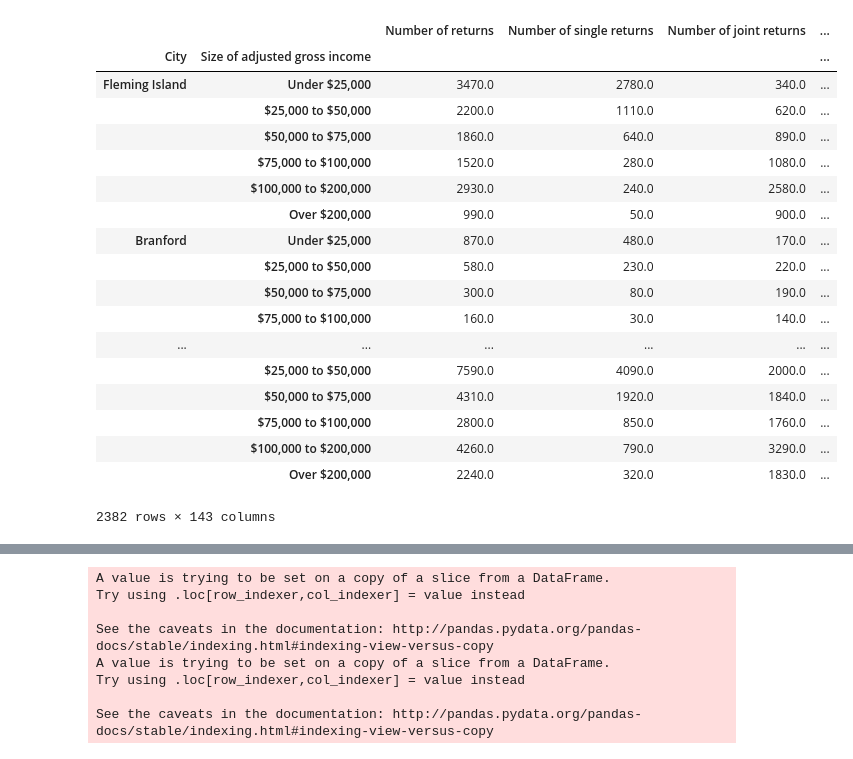
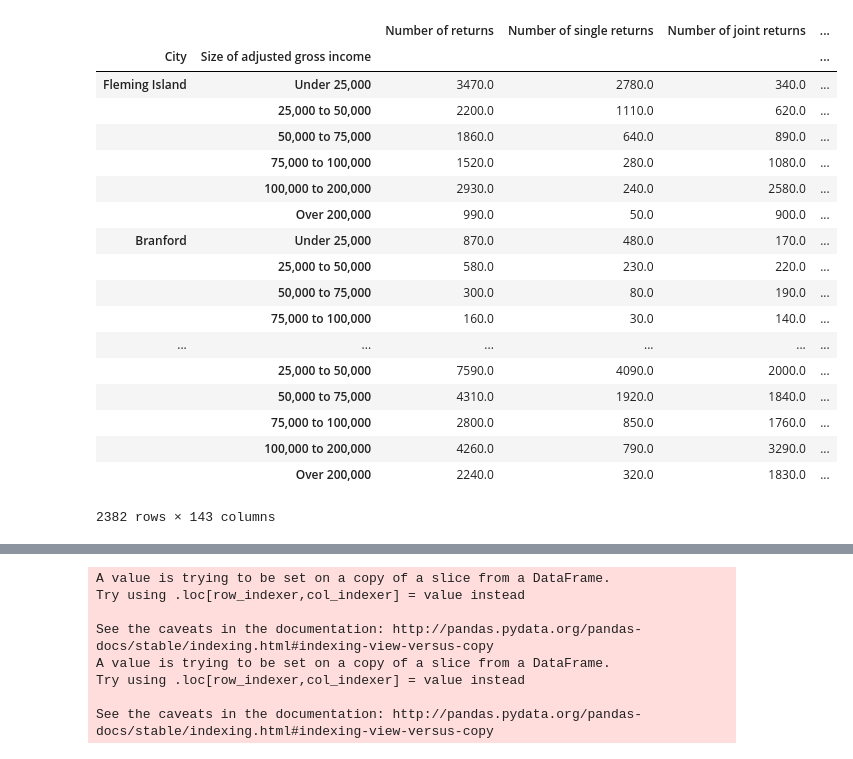
Before and after one commit to Sbrown146/Project1, a Jupyter notebook: Project Data Final Code Template.ipynb, the cells around one changed output, grey strips where cells are left out. Drawn from its saved outputs; the diff is of its cells as text; code cells hidden in the pictures.

```diff
--- a/Project Data Final Code Template.ipynb
+++ b/Project Data Final Code Template.ipynb
@@ -38,12 +44,12 @@ Florida_data=Florida_data.replace({'**': 0})
 # Rename the income brackets.
 Florida_data["Size of adjusted gross income"]= \
 Florida_data["Size of adjusted gross income"].replace({ \
-          "$1 under $25,000": "Under $25,000",
-          "$25,000 under $50,000": "$25,000 to $50,000",
-          "$50,000 under $75,000": "$50,000 to $75,000",
-          "$75,000 under $100,000": "$75,000 to $100,000",
-          "$100,000 under $200,000": "$100,000 to $200,000",
-          "$200,000 or more": "Over $200,000"
+          "$1 under $25,000": "Under 25,000",
+          "$25,000 under $50,000": "25,000 to 50,000",
+          "$50,000 under $75,000": "50,000 to 75,000",
+          "$75,000 under $100,000": "75,000 to 100,000",
+          "$100,000 under $200,000": "100,000 to 200,000",
+          "$200,000 or more": "Over 200,000"
           }
           )
 
@@ -146,7 +152,7 @@ Florida_complete=Florida_complete.rename(columns={
 "Unnamed: 90": "Other non-limited miscellaneous deduction: Amount",
 "Taxable income": "Taxable income: Number of returns",
 "Unnamed: 92": "Taxable income: Amount",
-"ncome tax before credits": "ncome tax before credits: Number of returns",
+"Income tax before credits": "ncome tax before credits: Number of returns",
 "Unnamed: 94": "ncome tax before credits: Amount",
 "Alternative minimum tax": "Alternative minimum tax: Number of returns",
 "Unnamed: 96": "Alternative minimum tax: Amount",
@@ -234,49 +242,49 @@ Florida_cities.head(10)
 # %%
 # Florida_cities but indexed for display purposes.
 
 Florida_cities_indexed=Florida_complete
 Florida_cities_indexed=Florida_cities_indexed.drop("Zip Code", axis=1)
 Florida_cities_indexed=Florida_cities_indexed.groupby([\
                         "City", "Size of adjusted gross income"], sort=False).sum()
 
 
 
 for col in Florida_cities_indexed.columns:
     if "Amount" in col:
         Florida_cities_indexed[col]= Florida_cities_indexed[col]*1000
         Florida_cities_indexed[col]= \
-            Florida_cities_indexed[col].astype(float).map("${:0,.0f}".format)
+            Florida_cities_indexed[col].astype(float).map("${:0.0f}".format)
 
 
 Florida_cities_indexed_columns=[col for col in Florida_cities_indexed.columns if not 'Amount' in col]
 
 for col1 in Florida_cities_indexed.columns:
     if col1==Florida_cities_indexed_columns:
         Florida_cities_indexed[col1]= \
             Florida_cities_indexed[col1].astype(float).map("{:0,.0f}".format)
 
 
 Florida_cities_indexed_display=Florida_cities_indexed.copy()
 Florida_cities_indexed_display
 # %% [output]
 |  |  | Number of returns | Number of single returns | Number of joint returns | ... |
 | City | Size of adjusted gross income |  |  |  | ... |
-| Fleming Island | Under $25,000 | 3470.0 | 2780.0 | 340.0 | ... |
-|  | $25,000 to $50,000 | 2200.0 | 1110.0 | 620.0 | ... |
-|  | $50,000 to $75,000 | 1860.0 | 640.0 | 890.0 | ... |
-|  | $75,000 to $100,000 | 1520.0 | 280.0 | 1080.0 | ... |
-|  | $100,000 to $200,000 | 2930.0 | 240.0 | 2580.0 | ... |
-|  | Over $200,000 | 990.0 | 50.0 | 900.0 | ... |
-| Branford | Under $25,000 | 870.0 | 480.0 | 170.0 | ... |
-|  | $25,000 to $50,000 | 580.0 | 230.0 | 220.0 | ... |
-|  | $50,000 to $75,000 | 300.0 | 80.0 | 190.0 | ... |
-|  | $75,000 to $100,000 | 160.0 | 30.0 | 140.0 | ... |
+| Fleming Island | Under 25,000 | 3470.0 | 2780.0 | 340.0 | ... |
+|  | 25,000 to 50,000 | 2200.0 | 1110.0 | 620.0 | ... |
+|  | 50,000 to 75,000 | 1860.0 | 640.0 | 890.0 | ... |
+|  | 75,000 to 100,000 | 1520.0 | 280.0 | 1080.0 | ... |
+|  | 100,000 to 200,000 | 2930.0 | 240.0 | 2580.0 | ... |
+|  | Over 200,000 | 990.0 | 50.0 | 900.0 | ... |
+| Branford | Under 25,000 | 870.0 | 480.0 | 170.0 | ... |
+|  | 25,000 to 50,000 | 580.0 | 230.0 | 220.0 | ... |
+|  | 50,000 to 75,000 | 300.0 | 80.0 | 190.0 | ... |
+|  | 75,000 to 100,000 | 160.0 | 30.0 | 140.0 | ... |
 | ... | ... | ... | ... | ... | ... |
-|  | $25,000 to $50,000 | 7590.0 | 4090.0 | 2000.0 | ... |
-|  | $50,000 to $75,000 | 4310.0 | 1920.0 | 1840.0 | ... |
-|  | $75,000 to $100,000 | 2800.0 | 850.0 | 1760.0 | ... |
-|  | $100,000 to $200,000 | 4260.0 | 790.0 | 3290.0 | ... |
-|  | Over $200,000 | 2240.0 | 320.0 | 1830.0 | ... |
+|  | 25,000 to 50,000 | 7590.0 | 4090.0 | 2000.0 | ... |
+|  | 50,000 to 75,000 | 4310.0 | 1920.0 | 1840.0 | ... |
+|  | 75,000 to 100,000 | 2800.0 | 850.0 | 1760.0 | ... |
+|  | 100,000 to 200,000 | 4260.0 | 790.0 | 3290.0 | ... |
+|  | Over 200,000 | 2240.0 | 320.0 | 1830.0 | ... |
 2382 rows × 143 columns
 # %%
 # Question 1.
```
Also changed, not shown: parts of 23 cells of this notebook, 19 other files.
